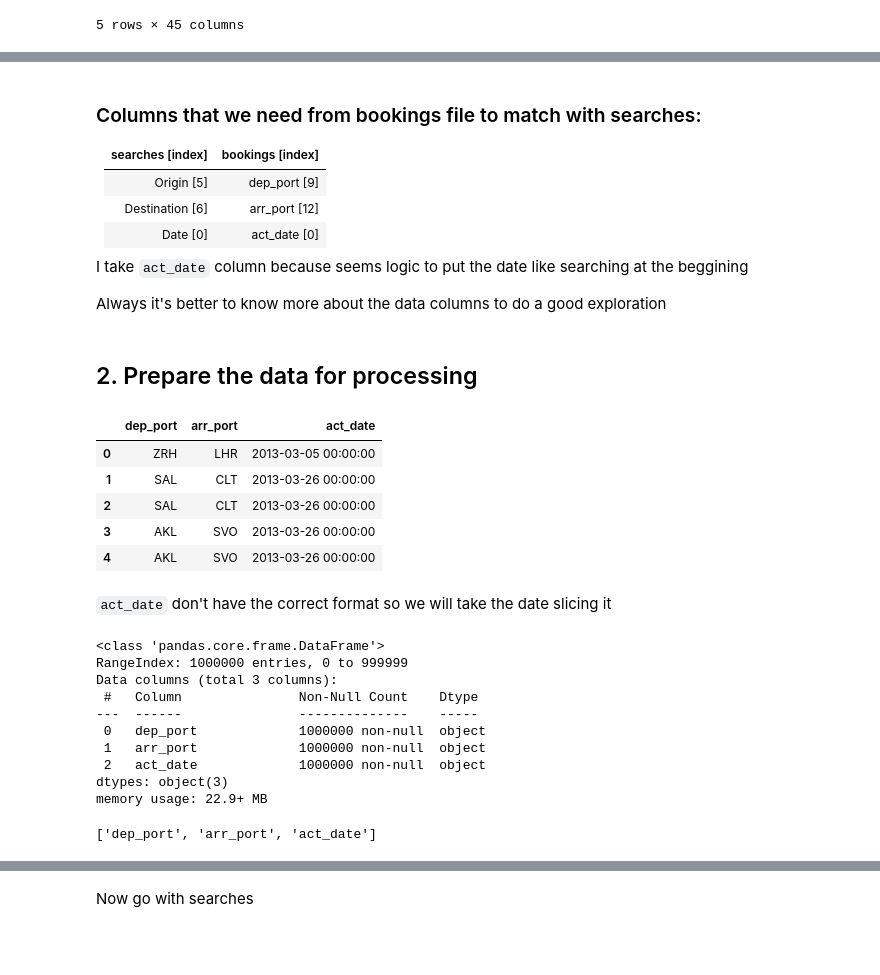
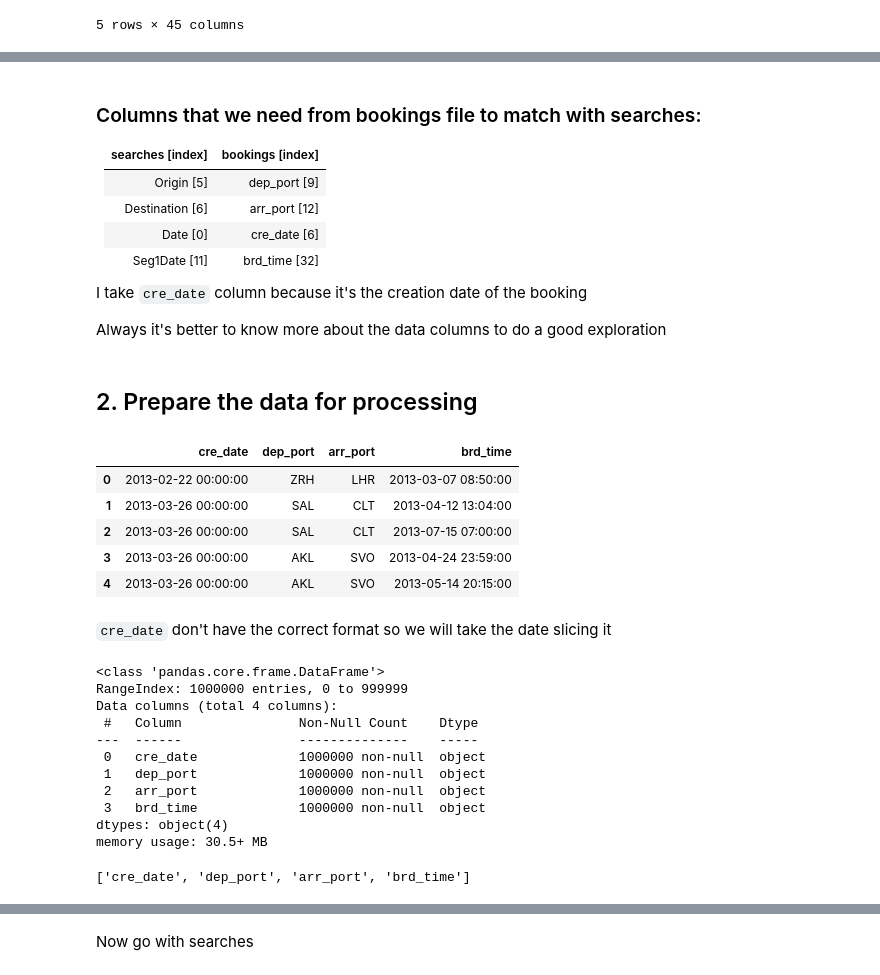
Before and after one commit to pablovdcf/DS_Challenge, a Jupyter notebook: ds_exercises/Exercise_04.ipynb, the cells around one changed output, grey strips where cells are left out. Saved outputs shown, nothing was run; the diff lists cells and outputs as text; code cells hidden in the pictures; blank space fills up the shorter version.

```diff
--- a/ds_exercises/Exercise_04.ipynb
+++ b/ds_exercises/Exercise_04.ipynb
@@ -162,42 +176,44 @@ searches_sample.head()
 |:---:|:---:|
 |Origin [5]|dep_port [9]|
 |Destination [6]|arr_port [12]|
-|Date [0]|act_date [0]|
+|Date [0]|cre_date [6]|
+|Seg1Date [11]|brd_time [32]|
 
-I take `act_date` column because seems logic to put the date like searching at the beggining
+I take `cre_date` column because it's the creation date of the booking
 
 Always it's better to know more about the data columns to do a good exploration
 # %% [markdown]
 ## 2. Prepare the data for processing
 # %%
-interest_columns_bookings = [9,12,0]
+interest_columns_bookings = [6,9,12,32]
 
 bookings_sample_interest = bookings_sample.iloc[:,interest_columns_bookings]
 bookings_sample_interest.head()
 # %% [output]
-|  | dep_port | arr_port | act_date |
-| 0 | ZRH | LHR | 2013-03-05 00:00:00 |
-| 1 | SAL | CLT | 2013-03-26 00:00:00 |
-| 2 | SAL | CLT | 2013-03-26 00:00:00 |
-| 3 | AKL | SVO | 2013-03-26 00:00:00 |
-| 4 | AKL | SVO | 2013-03-26 00:00:00 |
+|  | cre_date | dep_port | arr_port | brd_time |
+| 0 | 2013-02-22 00:00:00 | ZRH | LHR | 2013-03-07 08:50:00 |
+| 1 | 2013-03-26 00:00:00 | SAL | CLT | 2013-04-12 13:04:00 |
+| 2 | 2013-03-26 00:00:00 | SAL | CLT | 2013-07-15 07:00:00 |
+| 3 | 2013-03-26 00:00:00 | AKL | SVO | 2013-04-24 23:59:00 |
+| 4 | 2013-03-26 00:00:00 | AKL | SVO | 2013-05-14 20:15:00 |
 # %% [markdown]
-`act_date` don't have the correct format so we will take the date slicing it
+`cre_date` don't have the correct format so we will take the date slicing it
 # %%
 bookings_sample_interest.info()
 # %% [output]
 <class 'pandas.core.frame.DataFrame'>
 RangeIndex: 1000000 entries, 0 to 999999
-Data columns (total 3 columns):
+Data columns (total 4 columns):
  #   Column               Non-Null Count    Dtype
 ---  ------               --------------    -----
- 0   dep_port             1000000 non-null  object
- 1   arr_port             1000000 non-null  object
- 2   act_date             1000000 non-null  object
-dtypes: object(3)
-memory usage: 22.9+ MB
+ 0   cre_date             1000000 non-null  object
+ 1   dep_port             1000000 non-null  object
+ 2   arr_port             1000000 non-null  object
+ 3   brd_time             1000000 non-null  object
+dtypes: object(4)
+memory usage: 30.5+ MB
 # %%
 bookings_sample_interest.columns = bookings_sample_interest.columns.str.strip()
 bookings_sample_interest.columns.tolist()
 # %% [output]
-['dep_port', 'arr_port', 'act_date']
+['cre_date', 'dep_port', 'arr_port', 'brd_time']
```
Also changed, not shown: parts of 53 cells of this notebook, 1 other file.
